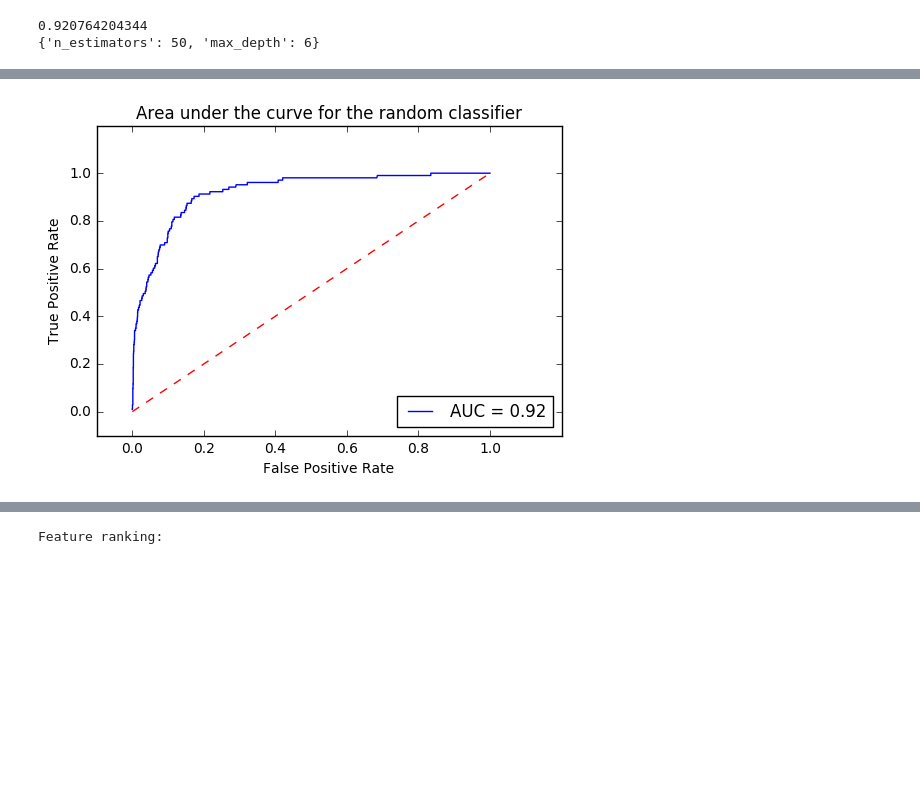
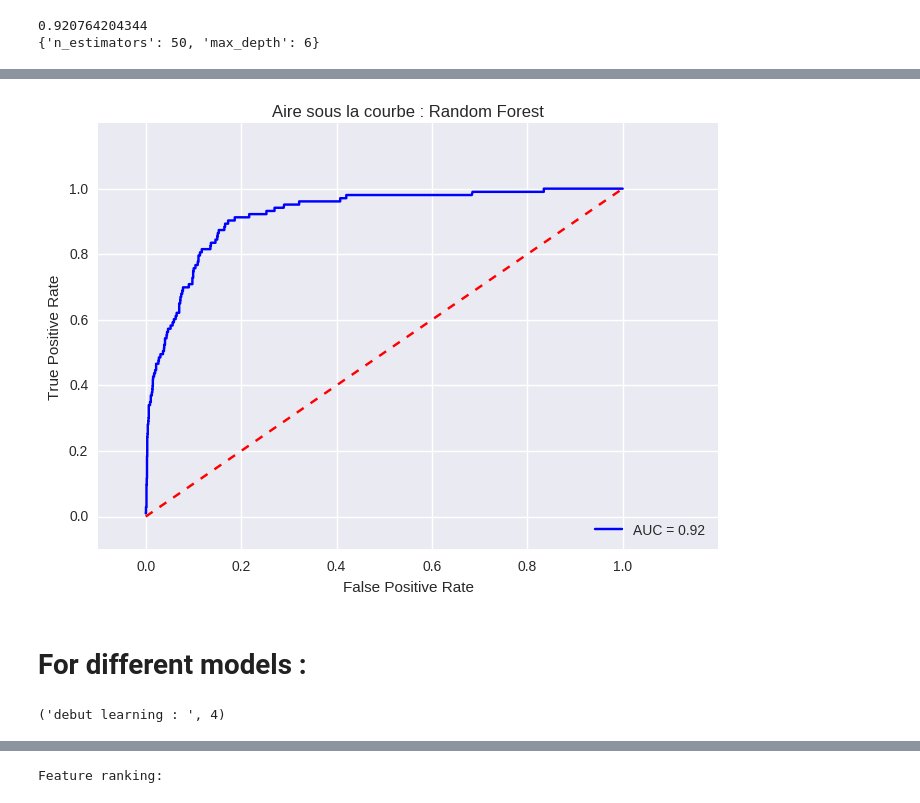
Before and after one commit to Nicolas99-9/Facebook-Recruiting-IV-Human-or-Robot, a Jupyter notebook: FeatureCreation.ipynb, the cells around one changed output, grey strips where cells are left out. Cells and saved outputs as stored; diff of their text form; code cells hidden in the pictures; blank space fills up the shorter version.

Commit message:
new graphs

```diff
--- a/FeatureCreation.ipynb
+++ b/FeatureCreation.ipynb
@@ -729,18 +845,34 @@ y_pred = cross_val_predict(clf, train, ytrain,method='predict_proba')[:, 1]
 # %%
 #affiche l'aire sous la courbe pour un random forest classifier
 from sklearn.metrics import roc_curve, auc
+import seaborn as sn
 import matplotlib.pyplot as plt
 false_positive_rate, true_positive_rate, thresholds = roc_curve(ytrain, y_pred)
 roc_auc = auc(false_positive_rate, true_positive_rate)
-plt.title('Area under the curve for the random classifier')
+plt.title('Aire sous la courbe : Random Forest')
 plt.plot(false_positive_rate, true_positive_rate, 'b',
 label='AUC = %0.2f'% roc_auc)
 plt.legend(loc='lower right')
 plt.plot([0,1],[0,1],'r--')
 plt.xlim([-0.1,1.2])
 plt.ylim([-0.1,1.2])
 plt.ylabel('True Positive Rate')
 plt.xlabel('False Positive Rate')
 plt.show()
 # %% [output]
-[figure, old version]
+[figure, new version]
+# %% [markdown]
+# For different models :
+# %%
+from sklearn.model_selection import cross_val_predict
+models_bis = [RandomForestClassifier(),
+AdaBoostClassifier(base_estimator=RandomForestClassifier(n_estimators=100, max_features = 35 , random_state=9,criterion='entropy')),
+SVC(kernel="poly",probability=True),DecisionTreeClassifier()]
+
+predictions = []
+print("debut learning : " , len(models_bis))
+for mo in models_bis:
+    pred = cross_val_predict(mo, train, ytrain,method='predict_proba')[:, 1]
+    predictions.append(pred)
+# %% [output]
+('debut learning : ', 4)
```
Also changed, not shown: parts of 19 cells of this notebook, 1 other file.
